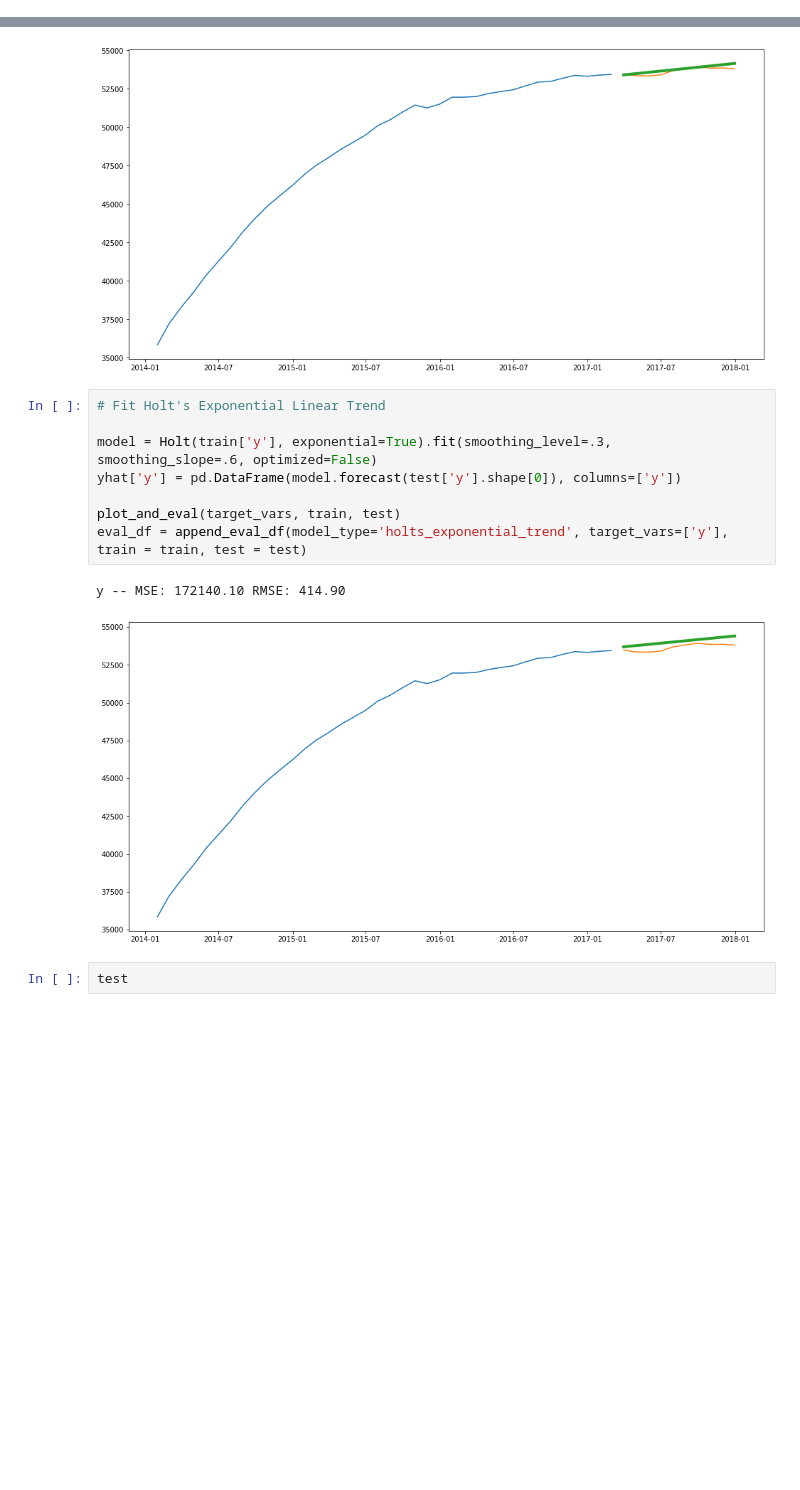
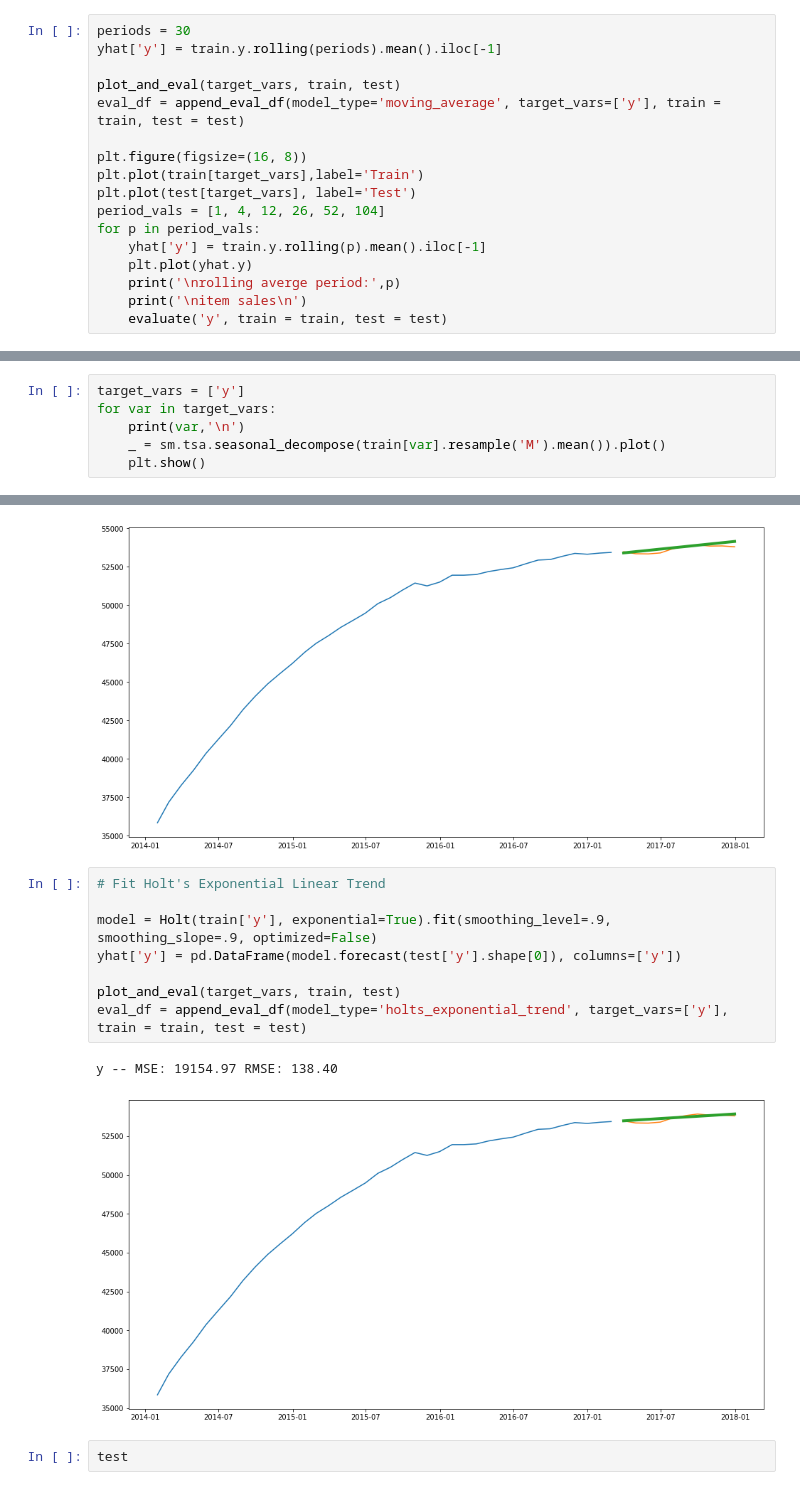
Before and after one commit to Jacqueline-A-Shay/ds-methodologies-exercises, a Jupyter notebook: time_series/Model.ipynb, the cells around one changed output, grey strips where cells are left out. Saved outputs shown, nothing was run; the diff lists cells and outputs as text; blank space fills up the shorter version.

```diff
--- a/time_series/Model.ipynb
+++ b/time_series/Model.ipynb
@@ -517,0 +538,17 @@ y -- MSE: 29700319.30 RMSE: 5449.80
+# %%
+periods = 30
+yhat['y'] = train.y.rolling(periods).mean().iloc[-1]
+
+plot_and_eval(target_vars, train, test)
+eval_df = append_eval_df(model_type='moving_average', target_vars=['y'], train = train, test = test)
+
+plt.figure(figsize=(16, 8))
+plt.plot(train[target_vars],label='Train')
+plt.plot(test[target_vars], label='Test')
+period_vals = [1, 4, 12, 26, 52, 104]
+for p in period_vals:
+    yhat['y'] = train.y.rolling(p).mean().iloc[-1]
+    plt.plot(yhat.y)
+    print('\nrolling averge period:',p)
+    print('\nitem sales\n')
+    evaluate('y', train = train, test = test)
@@ -539,0 +596,6 @@ y
+# %%
+target_vars = ['y']
+for var in target_vars:
+    print(var,'\n')
+    _ = sm.tsa.seasonal_decompose(train[var].resample('M').mean()).plot()
+    plt.show()
@@ -554,14 +619,14 @@ y -- MSE: 32826.22 RMSE: 181.18
 # %%
 # Fit Holt's Exponential Linear Trend
 
-model = Holt(train['y'], exponential=True).fit(smoothing_level=.3, smoothing_slope=.6, optimized=False)
+model = Holt(train['y'], exponential=True).fit(smoothing_level=.9, smoothing_slope=.9, optimized=False)
 yhat['y'] = pd.DataFrame(model.forecast(test['y'].shape[0]), columns=['y'])
 
 plot_and_eval(target_vars, train, test)
 eval_df = append_eval_df(model_type='holts_exponential_trend', target_vars=['y'], train = train, test = test)
 # %% [output]
-y -- MSE: 172140.10 RMSE: 414.90
+y -- MSE: 19154.97 RMSE: 138.40
-[figure, old version]
+[figure, new version]
 # %%
 test
 # %% [output]
```
Also changed, not shown: parts of 24 cells of this notebook, 3 other files.
